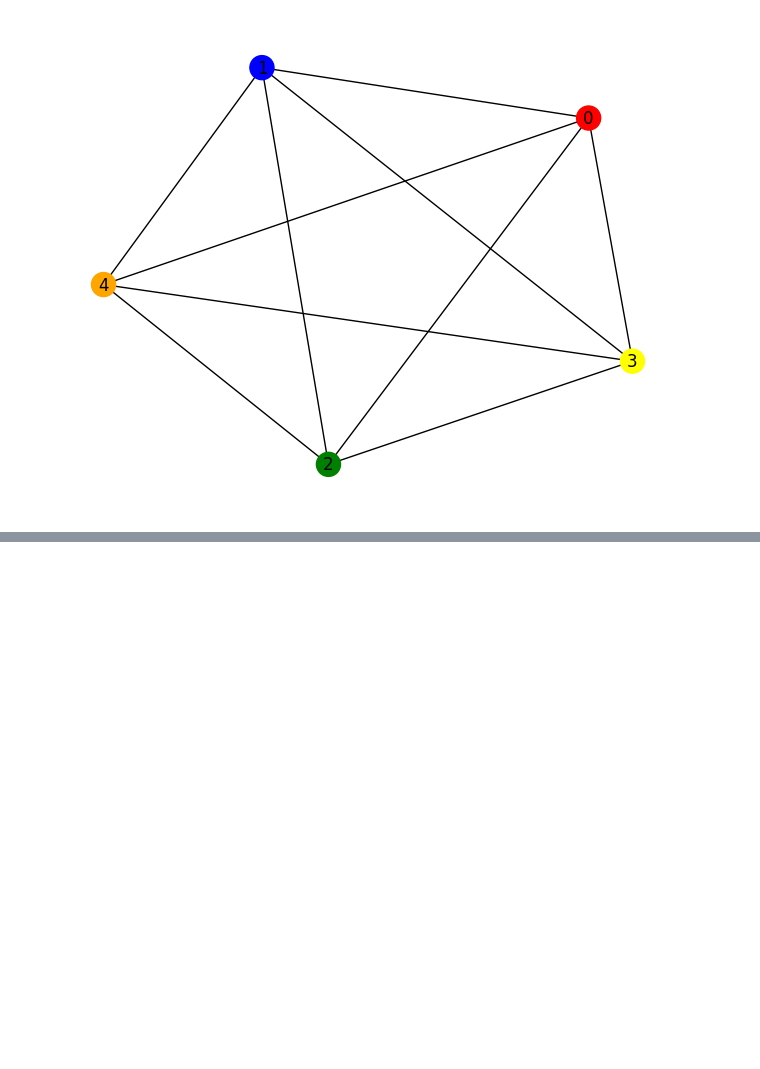
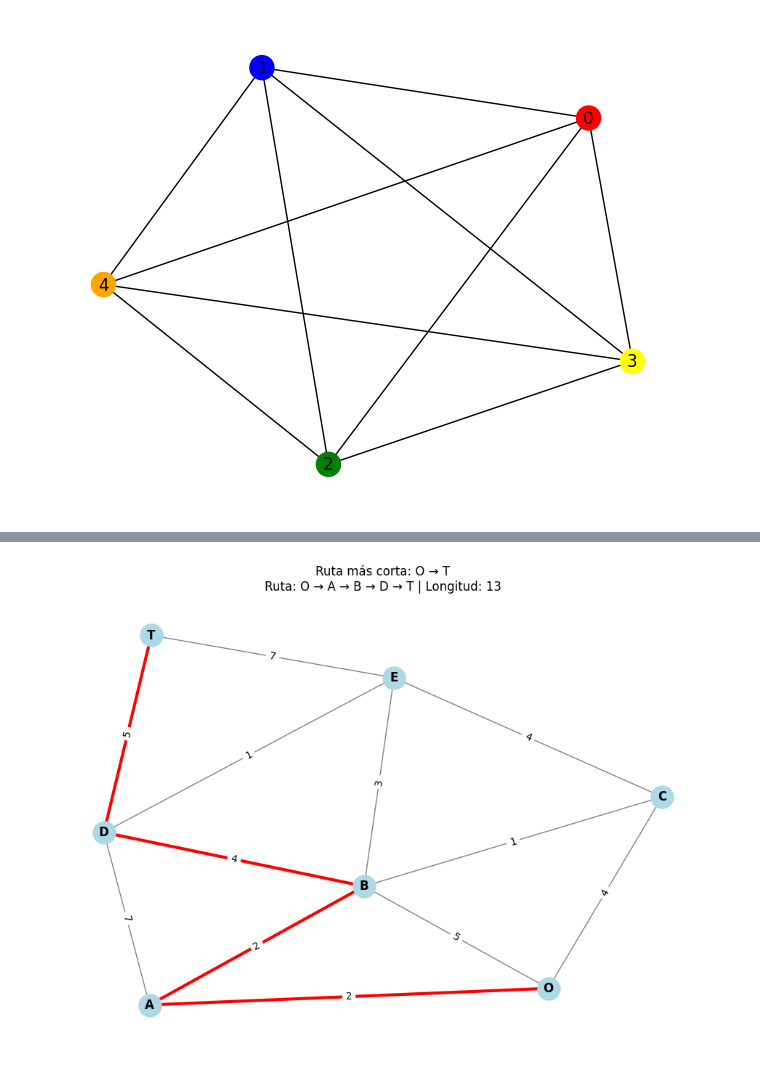
Before and after one commit to angelmorales2621-gif/Investigaci-n-de-operaciones-, a Jupyter notebook: Grafos.ipynb, the cells around one changed output, grey strips where cells are left out. Drawn from its saved outputs; the diff is of its cells as text; code cells hidden in the pictures; blank space fills up the shorter version.

```diff
--- a/Grafos.ipynb
+++ b/Grafos.ipynb
@@ -57,0 +115,53 @@ plt.show()
+# %%
+# Ruta más corta
+def ruta_mas_corta(grafo, origen, destino):
+    """Visualizar grafo y resaltar la ruta más corta"""
+
+    # Calcular ruta más corta (shortest_path()), longitud de la ruta: (shortest_path_length())
+    ruta = nx.shortest_path(grafo, source=origen, target=destino, weight='weight')
+    longitud = nx.shortest_path_length(grafo, source=origen, target=destino, weight='weight')
+
+    # Crear lista de arcos de la ruta
+    aristas_ruta = [(ruta[i], ruta[i+1]) for i in range(len(ruta)-1)]
+
+    # Posiciones para visualización
+    pos = nx.spring_layout(grafo)
+
+    # Dibujar el grafo
+    plt.figure(figsize=(12, 8))
+
+    # Nodos
+    nx.draw_networkx_nodes(grafo, pos, node_size=500, node_color='lightblue')
+
+    # Arcos normales (gris)
+    aristas_normales = [arista for arista in grafo.edges() if arista not in aristas_ruta]
+    nx.draw_networkx_edges(grafo, pos, edgelist=aristas_normales, edge_color='gray', width=1)
+
+    # Arcos de la ruta más corta (rojo)
+    nx.draw_networkx_edges(grafo, pos, edgelist=aristas_ruta, edge_color='red', width=3)
+
+    # Arcos
+    nx.draw_networkx_labels(grafo, pos, font_size=12, font_weight='bold')
+
+    # Flujos de las aristas
+    edge_labels = nx.get_edge_attributes(grafo, 'weight')
+    nx.draw_networkx_edge_labels(grafo, pos, edge_labels=edge_labels)
+
+    plt.title(f'Ruta más corta: {origen} → {destino}\nRuta: {" → ".join(ruta)} | Longitud: {longitud}')
+    plt.axis('off')
+    plt.show()
+
+    return ruta, longitud
+
+# Grafo
+G = nx.Graph()
+G.add_weighted_edges_from([
+    ('O', 'A', 2), ('O', 'C', 4), ('O', 'B', 5), ('A', 'B', 2),
+    ('C', 'B', 1), ('A', 'D', 7), ('C', 'E', 4), ('B', 'E', 3),
+    ('B', 'D', 4), ('E', 'D', 1), ('D', 'T', 5), ('E', 'T', 7),
+
+])
+
+ruta, longitud = ruta_mas_corta(G, 'O', 'T')
+# %% [output]
+[figure, added]
```
Also changed, not shown: parts of 2 cells of this notebook.
